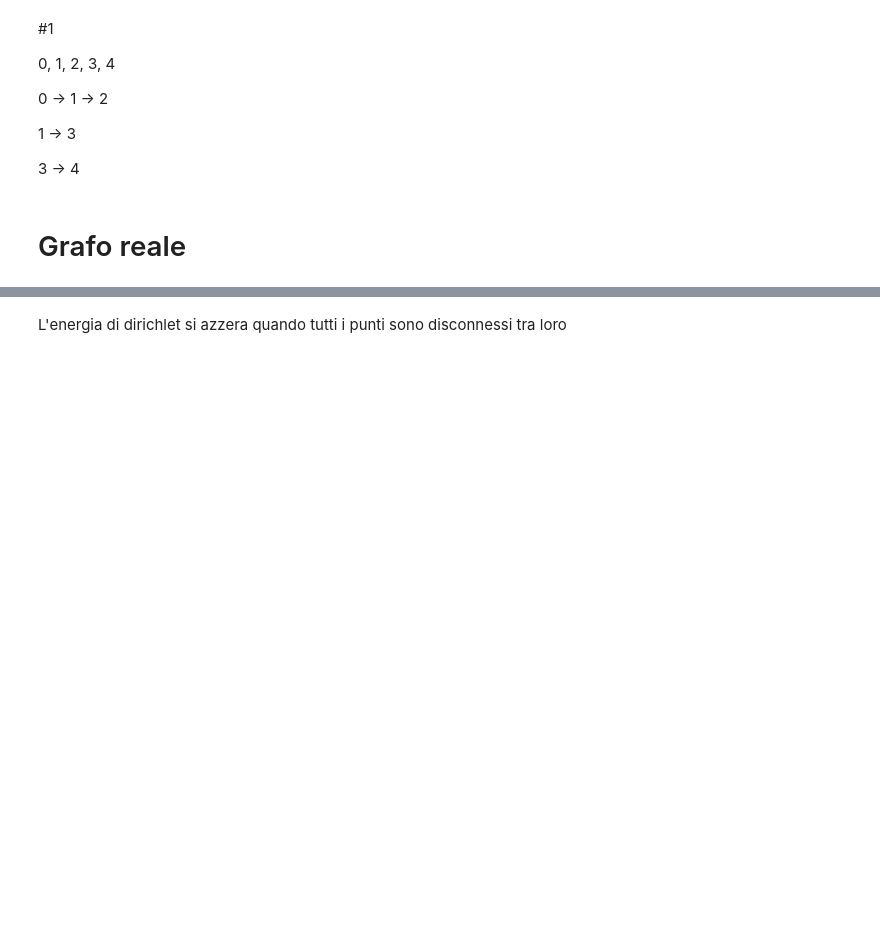
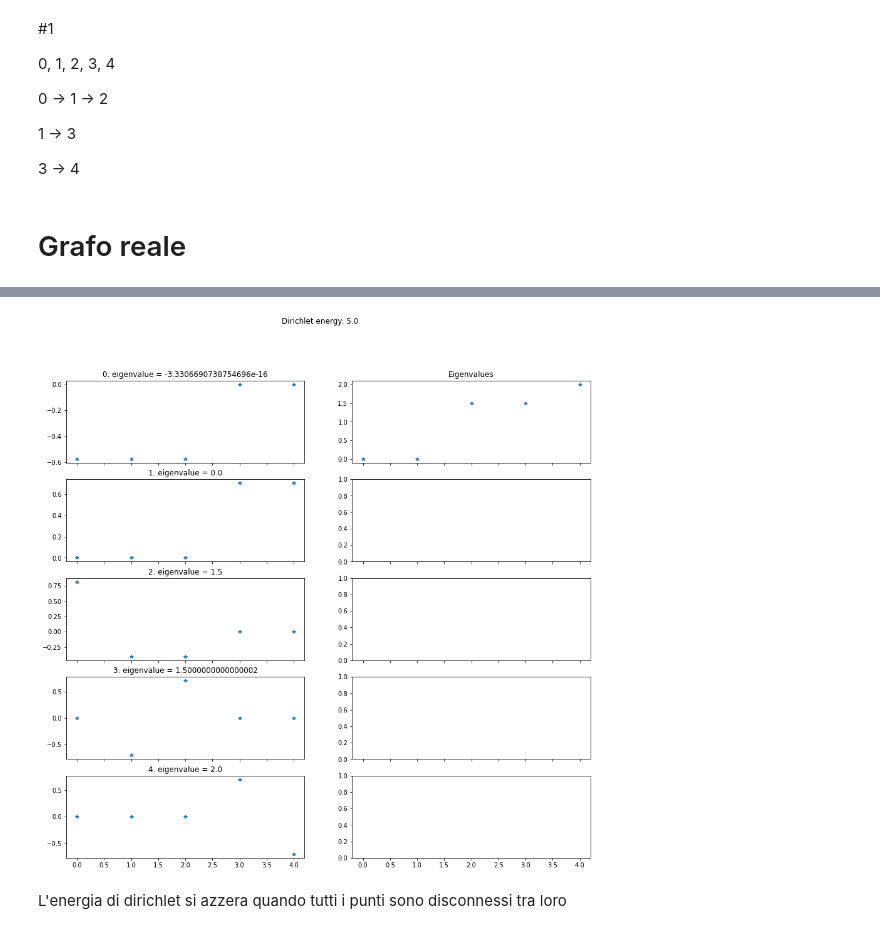
Before and after one commit to ema-frasca/canomaly, a Jupyter notebook: notebooks/spectral_analysis_mock.ipynb, the cells around one changed output, grey strips where cells are left out. Saved outputs shown, nothing was run; the diff lists cells and outputs as text; code cells hidden in the pictures; blank space fills up the shorter version.

```diff
--- a/notebooks/spectral_analysis_mock.ipynb
+++ b/notebooks/spectral_analysis_mock.ipynb
@@ -103,3 +119,7 @@ print_eig(eigenvalues, eigenvectors)
+# %%
+print_eig(*find_eig(L_norm))
+# %% [output]
+[figure, added]
 # %% [markdown]
 L'energia di dirichlet si azzera quando tutti i punti sono disconnessi tra loro
 # %% [markdown]
```
Also changed, not shown: parts of 25 cells of this notebook, 1 other file.
